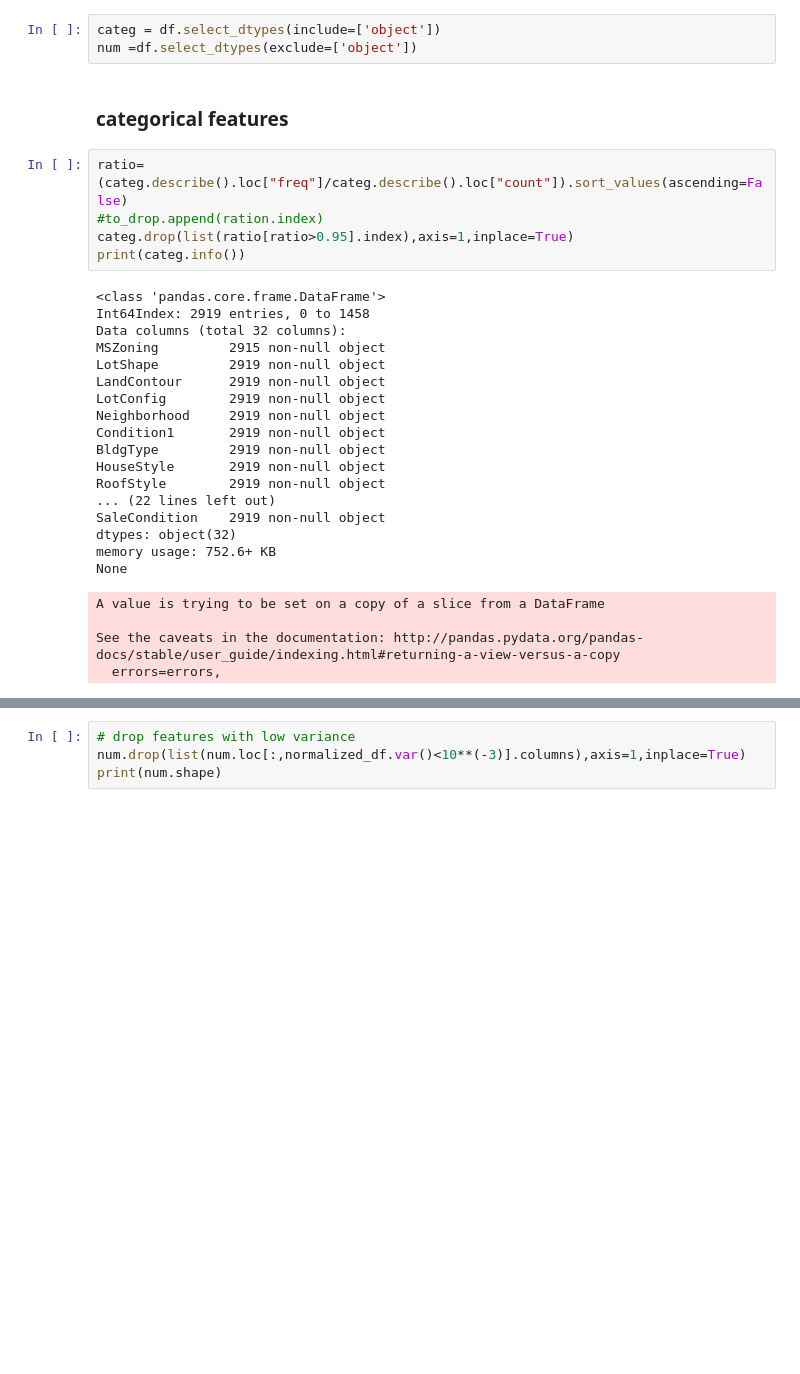
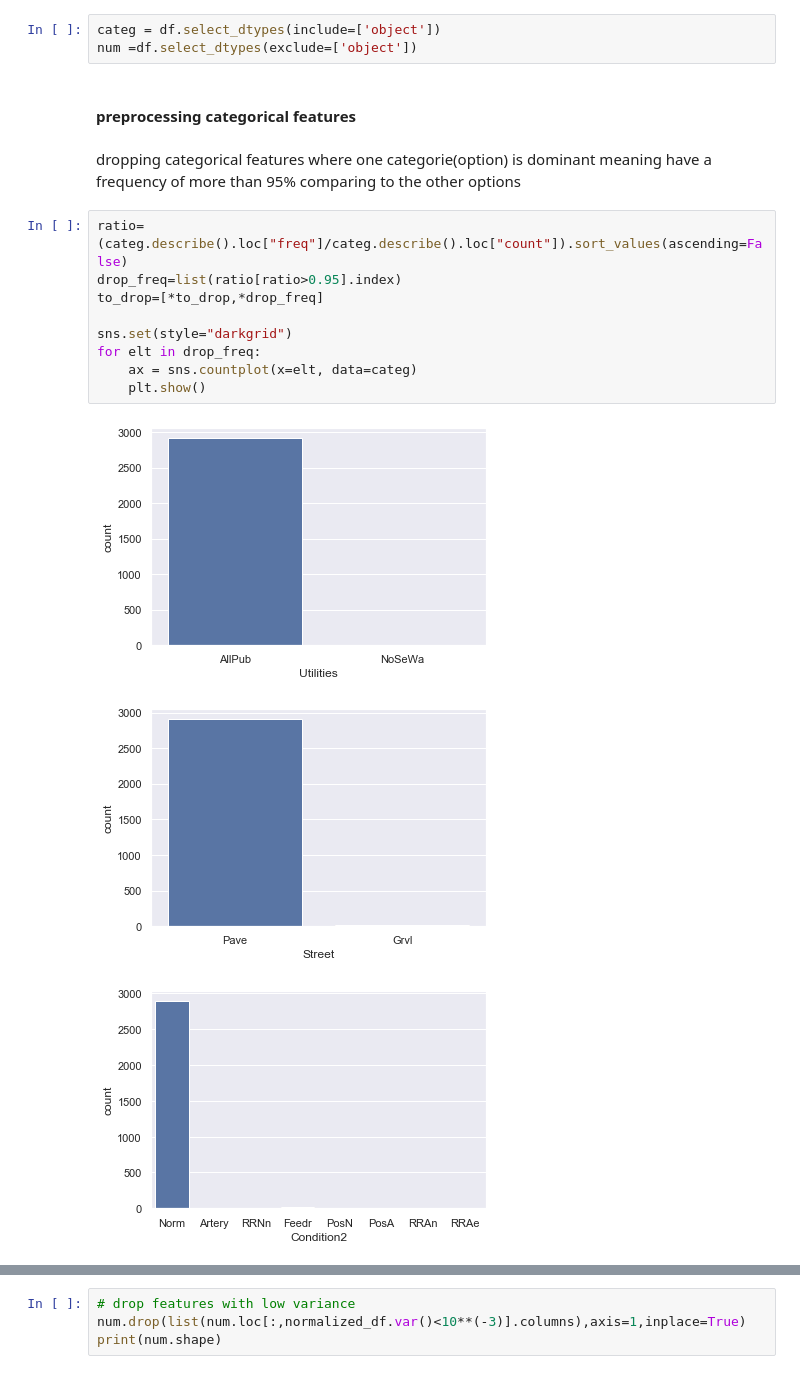
Before and after one commit to meclotfi/House-Prices-advanced-Regression-techniques-Competition-Kaggle-, a Jupyter notebook: notebook.ipynb, the cells around one changed output, grey strips where cells are left out. Saved outputs shown, nothing was run; the diff lists cells and outputs as text; blank space fills up the shorter version.

```diff
--- a/notebook.ipynb
+++ b/notebook.ipynb
@@ -58,31 +65,19 @@ df.drop(to_drop,axis=1,inplace=True)
 categ = df.select_dtypes(include=['object'])
 num =df.select_dtypes(exclude=['object'])
 # %% [markdown]
-### categorical features
+#### preprocessing categorical features
+# %% [markdown]
+dropping categorical features where one categorie(option) is dominant meaning have a frequency of more than 95% comparing to the other options
 # %%
 ratio=(categ.describe().loc["freq"]/categ.describe().loc["count"]).sort_values(ascending=False)
-#to_drop.append(ration.index)
-categ.drop(list(ratio[ratio>0.95].index),axis=1,inplace=True)
-print(categ.info())
+drop_freq=list(ratio[ratio>0.95].index)
+to_drop=[*to_drop,*drop_freq]
+
+sns.set(style="darkgrid")
+for elt in drop_freq:
+    ax = sns.countplot(x=elt, data=categ)
+    plt.show()
 # %% [output]
-<class 'pandas.core.frame.DataFrame'>
-Int64Index: 2919 entries, 0 to 1458
-Data columns (total 32 columns):
-MSZoning         2915 non-null object
-LotShape         2919 non-null object
-LandContour      2919 non-null object
-LotConfig        2919 non-null object
-Neighborhood     2919 non-null object
-Condition1       2919 non-null object
-BldgType         2919 non-null object
-HouseStyle       2919 non-null object
-RoofStyle        2919 non-null object
-... (22 lines left out)
-SaleCondition    2919 non-null object
-dtypes: object(32)
-memory usage: 752.6+ KB
-None
-A value is trying to be set on a copy of a slice from a DataFrame
-
-See the caveats in the documentation: http://pandas.pydata.org/pandas-docs/stable/user_guide/indexing.html#returning-a-view-versus-a-copy
-  errors=errors,
+[figure, added]
+[figure, added]
+[figure, added]
```
Also changed, not shown: parts of 24 cells of this notebook.
